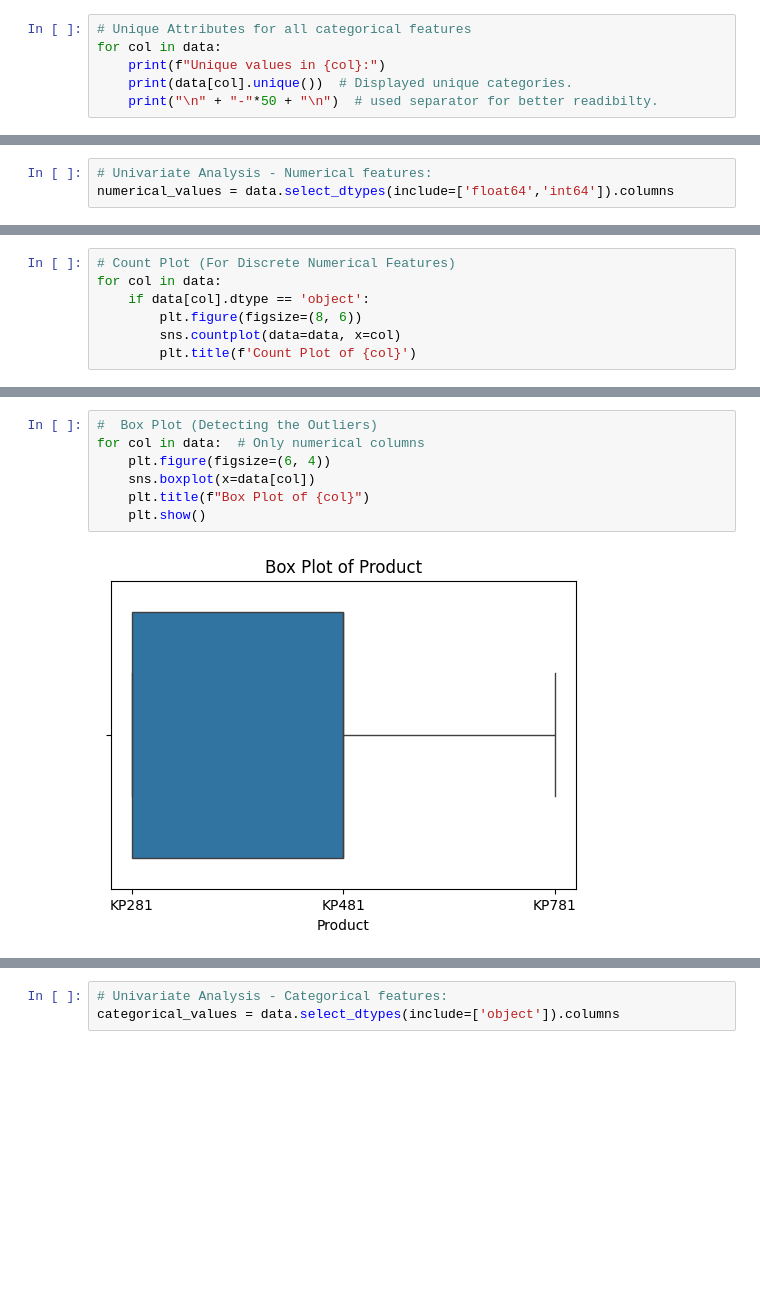
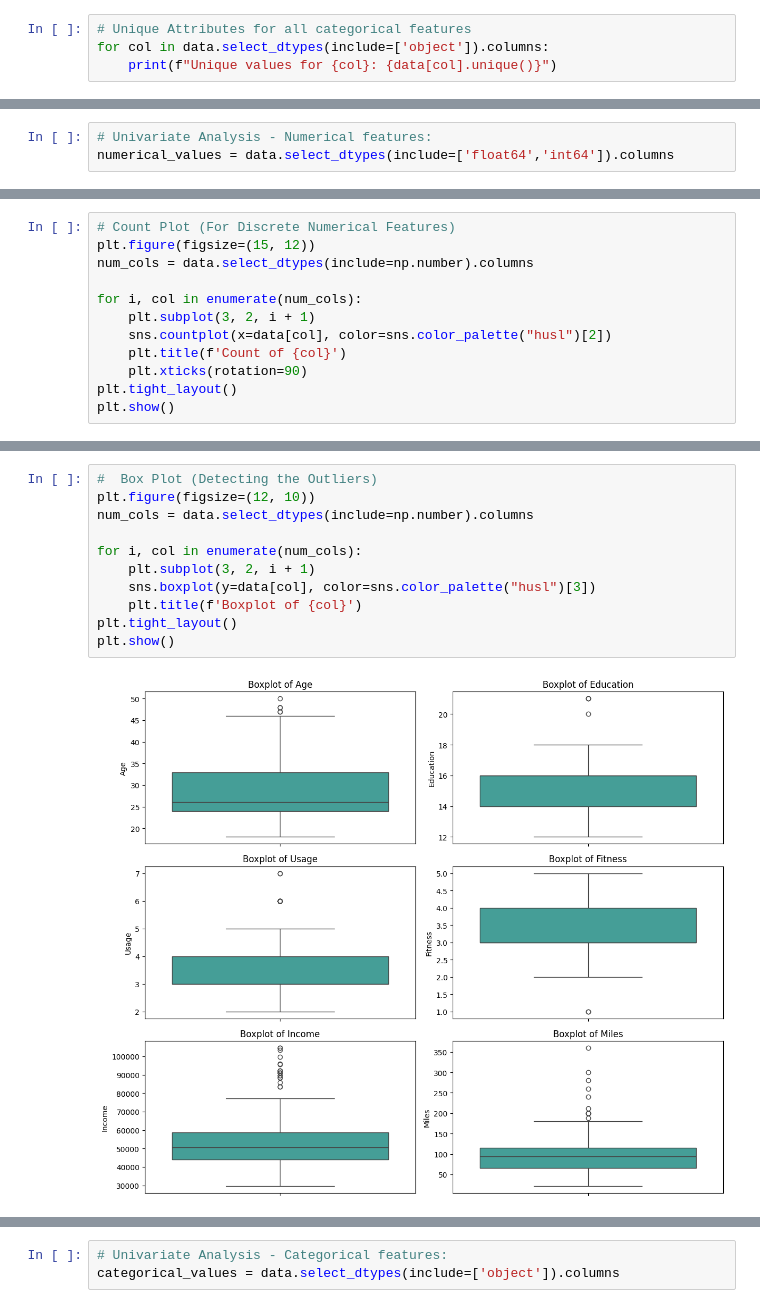
Before and after one commit to osamanoor17/Treadmill-Buyer-Profile, a Jupyter notebook: EDA_Portfolio_Project_Treadmill_Buyer_Profile.ipynb, the cells around one changed output, grey strips where cells are left out. Saved outputs shown, nothing was run; the diff lists cells and outputs as text; blank space fills up the shorter version.

```diff
--- a/EDA_Portfolio_Project_Treadmill_Buyer_Profile.ipynb
+++ b/EDA_Portfolio_Project_Treadmill_Buyer_Profile.ipynb
@@ -163,7 +173,5 @@ array(['Male', 'Female'], dtype=object)
 # %%
 # Unique Attributes for all categorical features
-for col in data:
-    print(f"Unique values in {col}:")
-    print(data[col].unique())  # Displayed unique categories.
-    print("\n" + "-"*50 + "\n")  # used separator for better readibilty.
+for col in data.select_dtypes(include=['object']).columns:
+    print(f"Unique values for {col}: {data[col].unique()}")
 # %% [output]
@@ -209,7 +202,0 @@ for numerical_values in numerical_values:
-# %%
-# Count Plot (For Discrete Numerical Features)
-for col in data:
-    if data[col].dtype == 'object':
-        plt.figure(figsize=(8, 6))
-        sns.countplot(data=data, x=col)
-        plt.title(f'Count Plot of {col}')
@@ -219,0 +203,12 @@ for col in data:
+# %%
+# Count Plot (For Discrete Numerical Features)
+plt.figure(figsize=(15, 12))
+num_cols = data.select_dtypes(include=np.number).columns
+
+for i, col in enumerate(num_cols):
+    plt.subplot(3, 2, i + 1)
+    sns.countplot(x=data[col], color=sns.color_palette("husl")[2])
+    plt.title(f'Count of {col}')
+    plt.xticks(rotation=90)
+plt.tight_layout()
+plt.show()
@@ -220,9 +217,13 @@ for col in data:
 # %%
 #  Box Plot (Detecting the Outliers)
-for col in data:  # Only numerical columns
-    plt.figure(figsize=(6, 4))
-    sns.boxplot(x=data[col])
-    plt.title(f"Box Plot of {col}")
-    plt.show()
+plt.figure(figsize=(12, 10))
+num_cols = data.select_dtypes(include=np.number).columns
+
+for i, col in enumerate(num_cols):
+    plt.subplot(3, 2, i + 1)
+    sns.boxplot(y=data[col], color=sns.color_palette("husl")[3])
+    plt.title(f'Boxplot of {col}')
+plt.tight_layout()
+plt.show()
 # %% [output]
-[figure, old version]
+[figure, new version]
```
Also changed, not shown: parts of 35 cells of this notebook.
